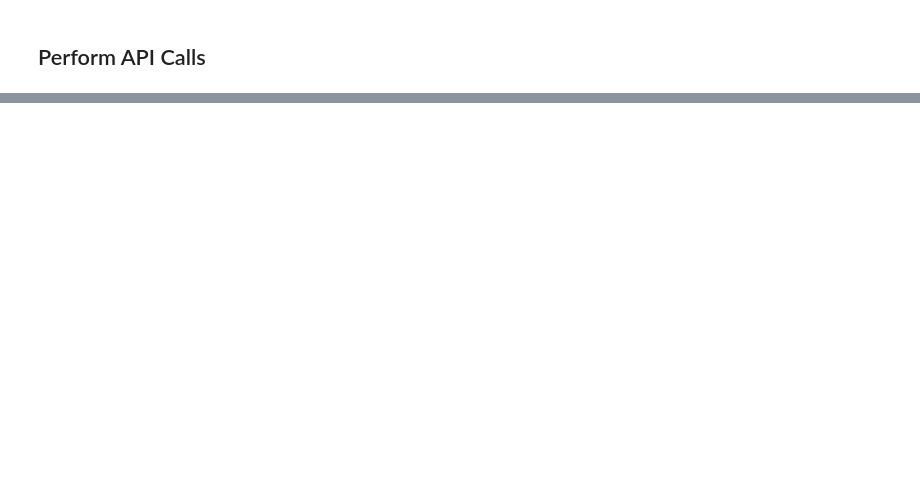
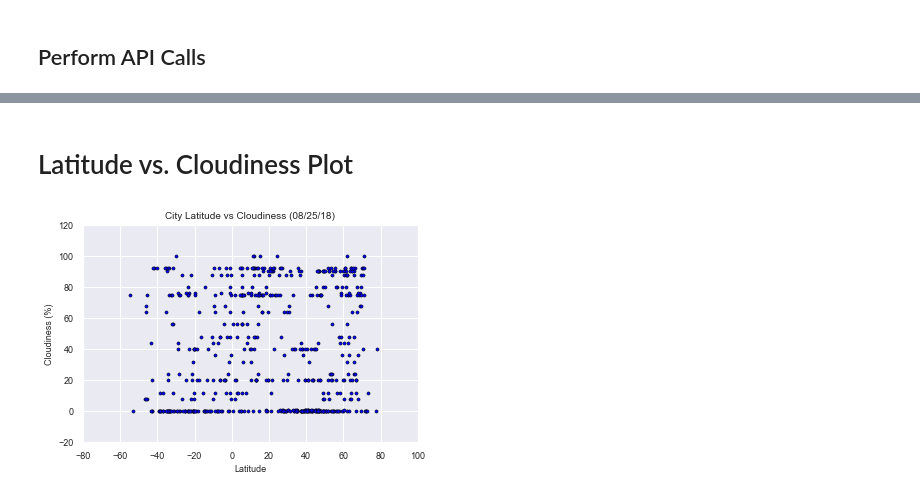
Before and after one commit to troy-bailey/Weather-Trends-Analysis, a Jupyter notebook: Weather_vs_Latitude.ipynb, the cells around one changed output, grey strips where cells are left out. Cells and saved outputs as stored; diff of their text form; code cells hidden in the pictures; blank space fills up the shorter version.

```diff
--- a/Weather_vs_Latitude.ipynb
+++ b/Weather_vs_Latitude.ipynb
@@ -130,0 +189,24 @@ len(weather_data)
+# %% [markdown]
+# Latitude vs. Cloudiness Plot
+# %%
+# create scatter plot of cloudiness versus latitude
+axes = weather_data.plot(kind='scatter', x='Lat', y='Cloudiness', s = 10, color='blue', edgecolors = "black", linewidth=.5)
+
+# set axis limits
+axes.set_ylim((-20,120))
+axes.set_xlim((-80,100))
+
+# set text labels
+axes.set_title("City Latitude vs Cloudiness (08/25/18)", fontsize = 10)
+axes.set_xlabel("Latitude", fontsize = 9)
+axes.set_ylabel("Cloudiness (%)", fontsize = 9)
+axes.tick_params(axis='both', labelsize= 9)
+
+# specify formats
+sns.set()
+
+# Save the figure
+fig = axes.get_figure()
+fig.savefig("CloudinessvsLat.png")
+# %% [output]
+[figure, added]
```
Also changed, not shown: parts of 19 cells of this notebook, 5 other files.
